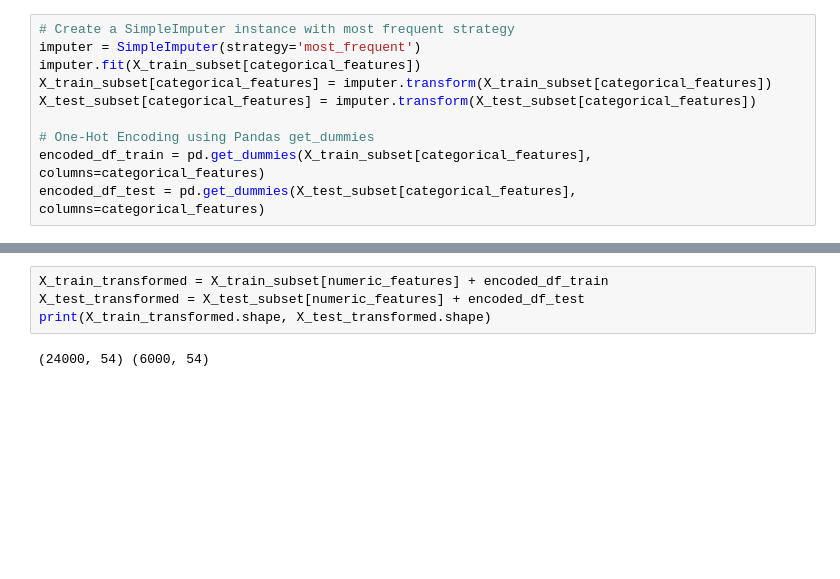
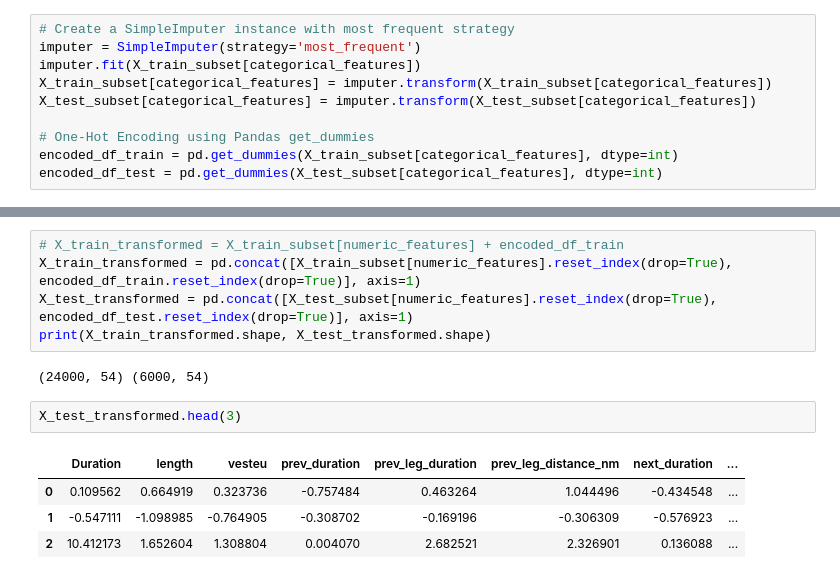
Before and after one commit to hargurjeet/AI-102-AIEngineer, a Jupyter notebook: Modelling.ipynb, the cells around one changed output, grey strips where cells are left out. Drawn from its saved outputs; the diff is of its cells as text; blank space fills up the shorter version.

```diff
--- a/Modelling.ipynb
+++ b/Modelling.ipynb
@@ -457,5 +461,5 @@ X_train_subset[categorical_features] = imputer.transform(X_train_subset[categori
 X_test_subset[categorical_features] = imputer.transform(X_test_subset[categorical_features])
 
 # One-Hot Encoding using Pandas get_dummies
-encoded_df_train = pd.get_dummies(X_train_subset[categorical_features], columns=categorical_features)
-encoded_df_test = pd.get_dummies(X_test_subset[categorical_features], columns=categorical_features)
+encoded_df_train = pd.get_dummies(X_train_subset[categorical_features], dtype=int)
+encoded_df_test = pd.get_dummies(X_test_subset[categorical_features], dtype=int)
@@ -462,9 +472,17 @@ encoded_df_test = pd.get_dummies(X_test_subset[categorical_features], columns=ca
 # %%
-X_train_transformed = X_train_subset[numeric_features] + encoded_df_train
-X_test_transformed = X_test_subset[numeric_features] + encoded_df_test
+# X_train_transformed = X_train_subset[numeric_features] + encoded_df_train
+X_train_transformed = pd.concat([X_train_subset[numeric_features].reset_index(drop=True), encoded_df_train.reset_index(drop=True)], axis=1)
+X_test_transformed = pd.concat([X_test_subset[numeric_features].reset_index(drop=True), encoded_df_test.reset_index(drop=True)], axis=1)
 print(X_train_transformed.shape, X_test_transformed.shape)
 # %% [output]
 (24000, 54) (6000, 54)
+# %%
+X_test_transformed.head(3)
+# %% [output]
+|  | Duration | length | vesteu | prev_duration | prev_leg_duration | prev_leg_distance_nm | next_duration | ... |
+| 0 | 0.109562 | 0.664919 | 0.323736 | -0.757484 | 0.463264 | 1.044496 | -0.434548 | ... |
+| 1 | -0.547111 | -1.098985 | -0.764905 | -0.308702 | -0.169196 | -0.306309 | -0.576923 | ... |
+| 2 | 10.412173 | 1.652604 | 1.308804 | 0.004070 | 2.682521 | 2.326901 | 0.136088 | ... |
 # %%
 # Build the neural network model
 model = keras.Sequential([
```
Also changed, not shown: parts of 5 cells of this notebook.
